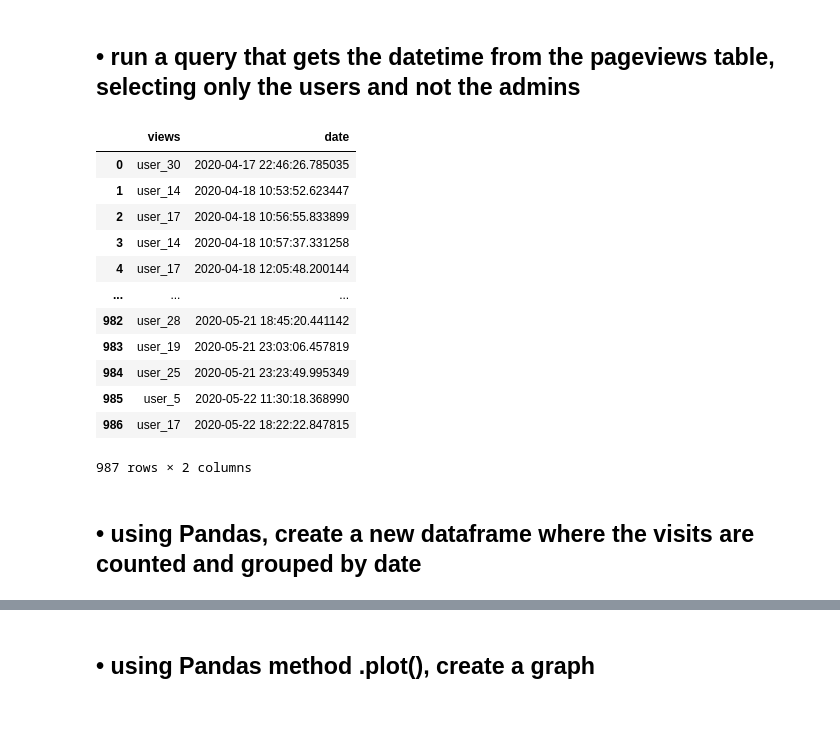
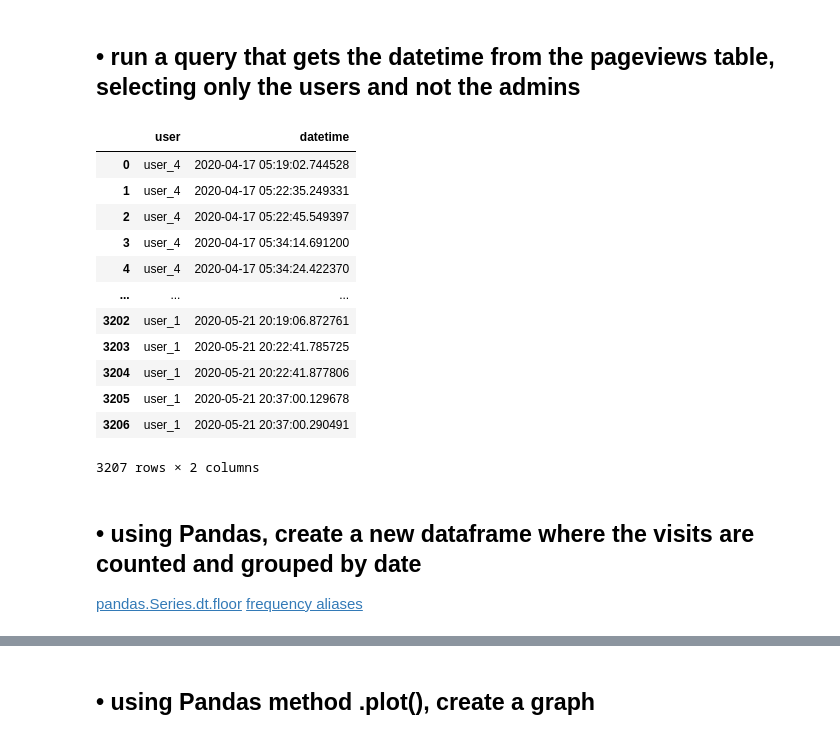
Before and after one commit to Arclight-V/Piscine-Python-for-Data-Science, a Jupyter notebook: day07/ex02/02_bar_chart.ipynb, the cells around one changed output, grey strips where cells are left out. Cells and saved outputs as stored; diff of their text form; code cells hidden in the pictures.

```diff
--- a/day07/ex02/02_bar_chart.ipynb
+++ b/day07/ex02/02_bar_chart.ipynb
@@ -7,27 +7,29 @@ con = sqlite3.connect('../data/checking-logs.sqlite.sqlite copy')
 ## • run a query that gets the datetime from the pageviews table, selecting only the users and not the admins
 # %%
 query_datetime = """
-SELECT pageviews.uid as views, pageviews.datetime AS 'date'
-FROM pageviews
-WHERE pageviews.uid like 'user_%'
-
+SELECT checker.uid AS user, checker.timestamp AS 'datetime'
+FROM checker
+WHERE checker.uid LIKE 'user_%'
 """
 
-dataframe_views = pd.io.sql.read_sql(query_datetime, con, parse_dates=['date'])
+dataframe_views = pd.io.sql.read_sql(query_datetime, con, parse_dates=['datetime'])
 dataframe_views
 # %% [output]
-|  | views | date |
-| 0 | user_30 | 2020-04-17 22:46:26.785035 |
-| 1 | user_14 | 2020-04-18 10:53:52.623447 |
-| 2 | user_17 | 2020-04-18 10:56:55.833899 |
-| 3 | user_14 | 2020-04-18 10:57:37.331258 |
-| 4 | user_17 | 2020-04-18 12:05:48.200144 |
+|  | user | datetime |
+| 0 | user_4 | 2020-04-17 05:19:02.744528 |
+| 1 | user_4 | 2020-04-17 05:22:35.249331 |
+| 2 | user_4 | 2020-04-17 05:22:45.549397 |
+| 3 | user_4 | 2020-04-17 05:34:14.691200 |
+| 4 | user_4 | 2020-04-17 05:34:24.422370 |
 | ... | ... | ... |
-| 982 | user_28 | 2020-05-21 18:45:20.441142 |
-| 983 | user_19 | 2020-05-21 23:03:06.457819 |
-| 984 | user_25 | 2020-05-21 23:23:49.995349 |
-| 985 | user_5 | 2020-05-22 11:30:18.368990 |
-| 986 | user_17 | 2020-05-22 18:22:22.847815 |
+| 3202 | user_1 | 2020-05-21 20:19:06.872761 |
+| 3203 | user_1 | 2020-05-21 20:22:41.785725 |
+| 3204 | user_1 | 2020-05-21 20:22:41.877806 |
+| 3205 | user_1 | 2020-05-21 20:37:00.129678 |
+| 3206 | user_1 | 2020-05-21 20:37:00.290491 |
-987 rows × 2 columns
+3207 rows × 2 columns
 # %% [markdown]
 ## • using Pandas, create a new dataframe where the visits are counted and grouped by date
+
+[pandas.Series.dt.floor](https://pandas.pydata.org/docs/reference/api/pandas.Series.dt.floor.html)
+[frequency aliases](https://pandas.pydata.org/docs/user_guide/timeseries.html#timeseries-offset-aliases)
```
Also changed, not shown: parts of 6 cells of this notebook, 3 other files.
